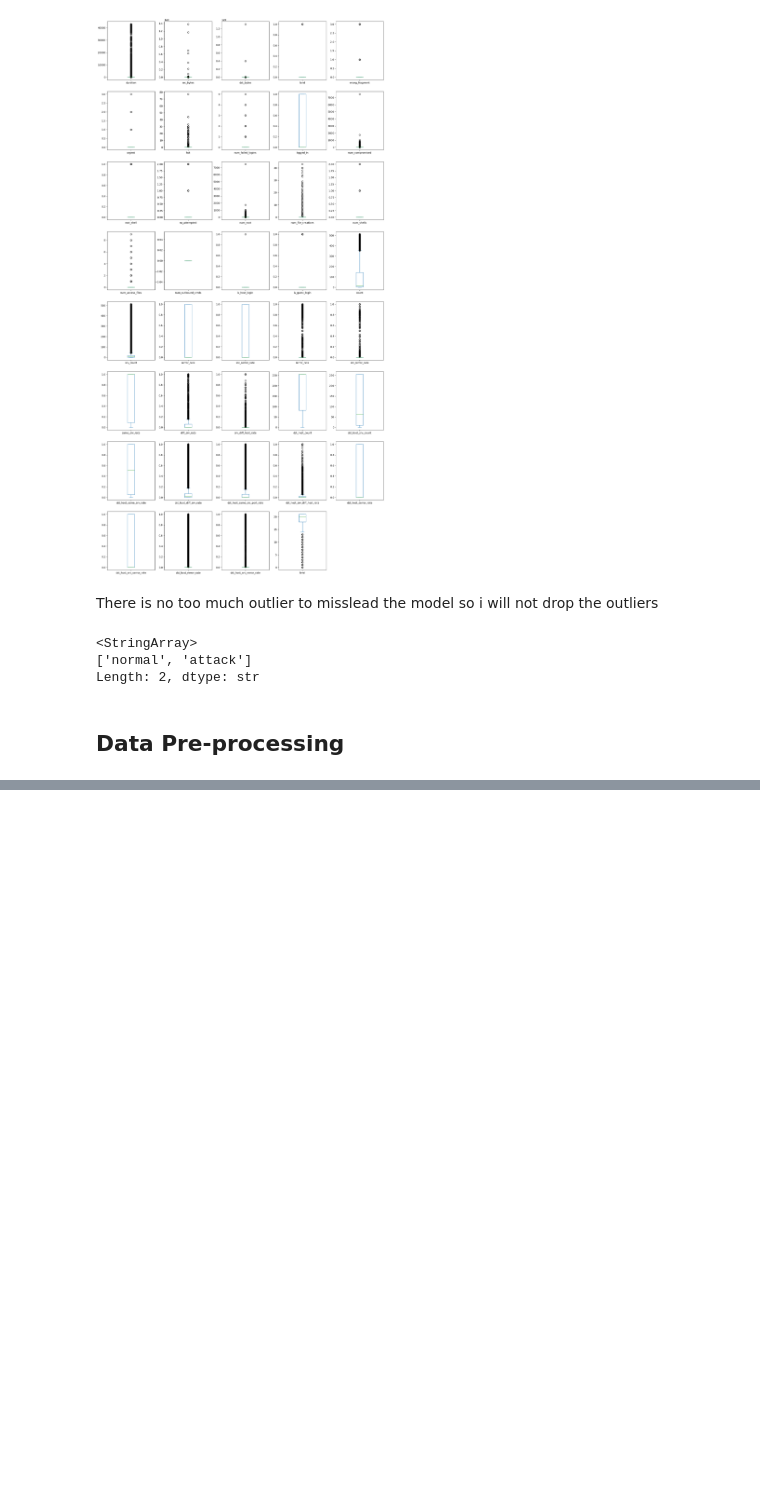
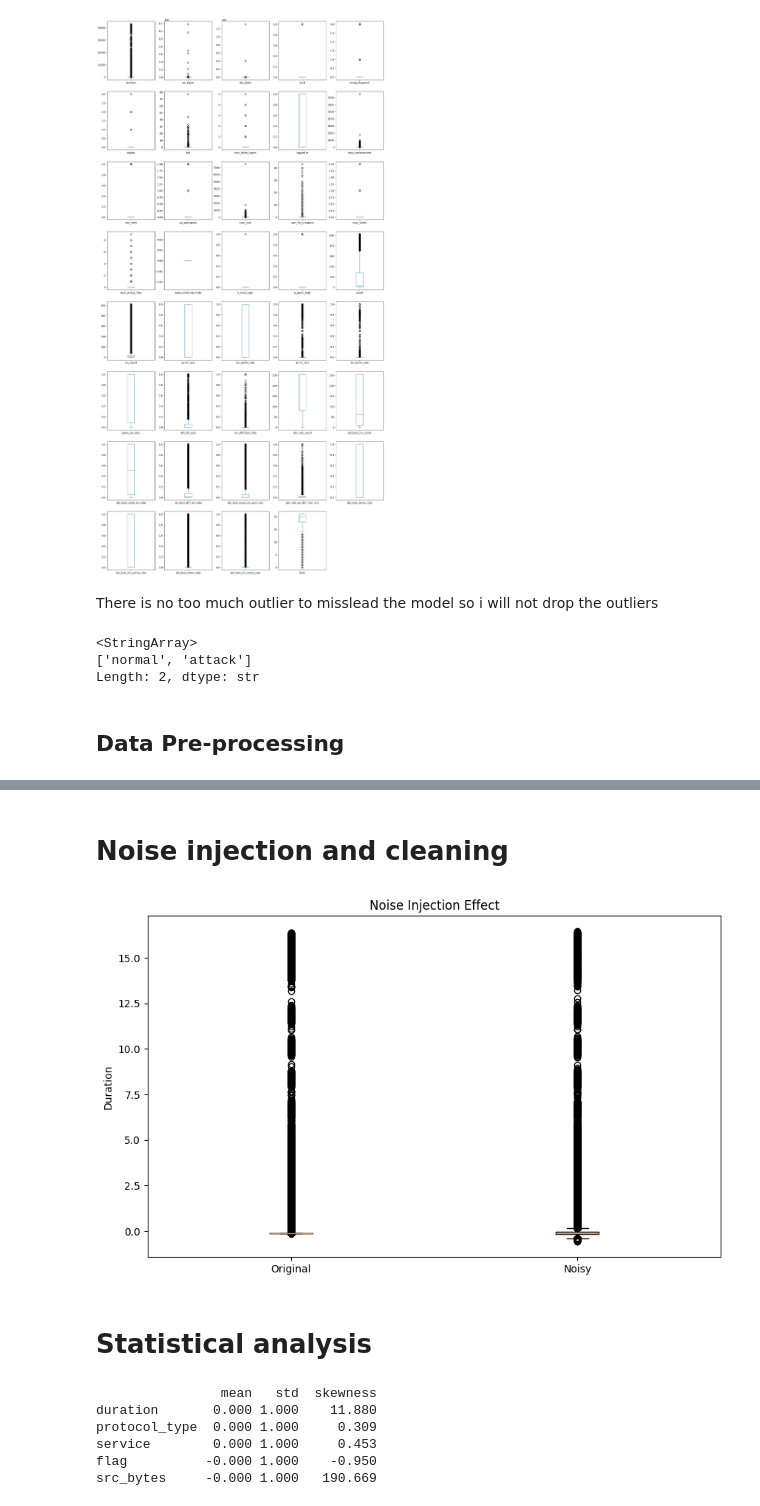
Before and after one commit to Yash-Annapure/Machine_learning_final_project, a Jupyter notebook: final_project_code.ipynb, the cells around one changed output, grey strips where cells are left out. Cells and saved outputs as stored; diff of their text form; code cells hidden in the pictures; blank space fills up the shorter version.

```diff
--- a/final_project_code.ipynb
+++ b/final_project_code.ipynb
@@ -203,0 +246,14 @@ X_train, X_test, y_train, y_test = train_test_split(X, y,test_size=0.1,random_st
+# %%
+# Scaling
+scaler = MinMaxScaler()
+X = df.drop(['label', 'level'], axis=1)
+y = df['label']
+
+X_scaled = scaler.fit_transform(X)
+
+print("X info:")
+print(type(X))
+print(X.dtypes)
+print(X.head())
+print(f"Shape: {X.shape}")
+print(f"Index: {X.index}")
@@ -203,0 +278,40 @@ X_train, X_test, y_train, y_test = train_test_split(X, y,test_size=0.1,random_st
+# %% [markdown]
+# Noise injection and cleaning
+# %%
+# Keep X as DataFrame
+X_noisy = X.copy()
+noise = np.random.normal(0, 0.1, X_noisy.shape[0])
+
+# Use column name directly - works with pandas 3.0.0
+first_col = X_noisy.columns[0]  # This is 'duration'
+X_noisy[first_col] = X_noisy[first_col] + noise
+
+# Noise cleaning using IQR
+Q1 = np.percentile(X_noisy[first_col], 25)
+Q3 = np.percentile(X_noisy[first_col], 75)
+IQR = Q3 - Q1
+
+mask = (X_noisy[first_col] >= Q1 - 1.5*IQR) & (X_noisy[first_col] <= Q3 + 1.5*IQR)
+X_clean = X_noisy[mask]
+y_clean = y[mask]   # keep as pandas Series
+
+# Boxplot for pandas
+plt.boxplot([X.iloc[:, 0], X_noisy.iloc[:, 0]], labels=['Original', 'Noisy'])
+plt.title("Noise Injection Effect")
+plt.ylabel("Duration")
+plt.show()
+# %% [output]
+[figure, added]
+# %% [markdown]
+# Statistical analysis
+# %%
+stats = df.describe().T[['mean','std']]
+stats['skewness'] = df.skew(numeric_only=True)
+print(stats.head())
+# %% [output]
+                mean   std  skewness
+duration       0.000 1.000    11.880
+protocol_type  0.000 1.000     0.309
+service        0.000 1.000     0.453
+flag          -0.000 1.000    -0.950
+src_bytes     -0.000 1.000   190.669
```
Also changed, not shown: parts of 8 cells of this notebook, 1 other file.
